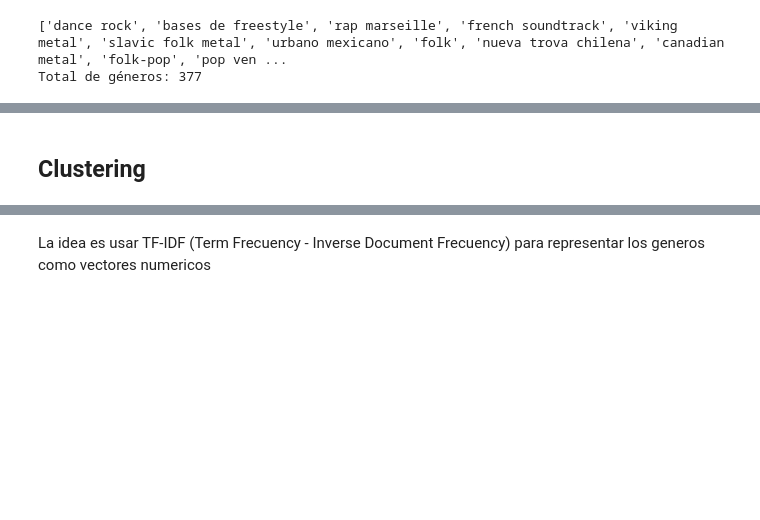
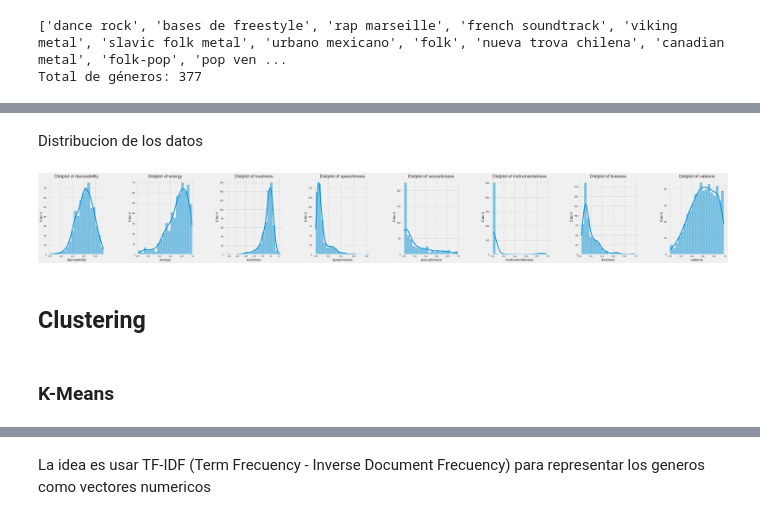
Before and after one commit to R0SEWT/SpotiOrganizer, a Jupyter notebook: clasificador.ipynb, the cells around one changed output, grey strips where cells are left out. Cells and saved outputs as stored; diff of their text form; code cells hidden in the pictures; blank space fills up the shorter version.

Commit message:
configure K-Means with audio features

```diff
--- a/clasificador.ipynb
+++ b/clasificador.ipynb
@@ -108,2 +152,19 @@ lgbtq_tracks.head()
+# %% [markdown]
+Distribucion de los datos
+# %%
+plt.style.use('fivethirtyeight')
+plt.figure(1 , figsize = (50 , 6))
+n = 0
+for x in audio_feature_numerical_keys:
+    n += 1
+    plt.subplot(1 , len(audio_feature_numerical_keys) , n)
+    plt.subplots_adjust(hspace =0.5 , wspace = 0.5)
+    sns.histplot(df[x] , bins = 20, kde=True)
+    plt.title('Distplot of {}'.format(x))
+plt.show()
+# %% [output]
+[figure, added]
 # %% [markdown]
 ## Clustering
+# %% [markdown]
+### K-Means
```
Also changed, not shown: parts of 30 cells of this notebook, 2 other files.
